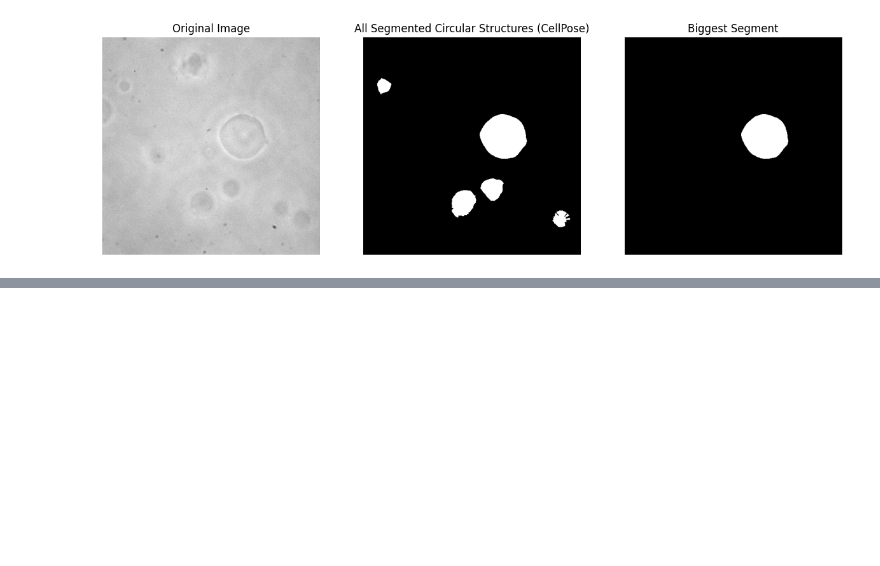
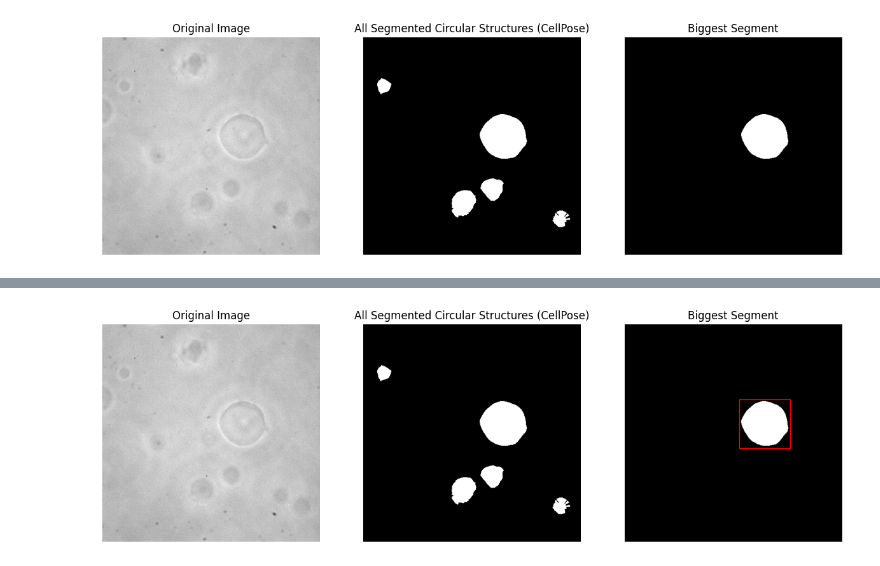
Before and after one commit to LocrianBird/GPMV-processor, a Jupyter notebook: Preprocessor.ipynb, the cells around one changed output, grey strips where cells are left out. Drawn from its saved outputs; the diff is of its cells as text; code cells hidden in the pictures; blank space fills up the shorter version.

Commit message:
Bounding rectangular area added

```diff
--- a/Preprocessor.ipynb
+++ b/Preprocessor.ipynb
@@ -291,0 +102,80 @@ Radius of the biggest detected membrane: 55.901798248291016
+# %%
+import cv2
+from cellpose import models
+import numpy as np
+import matplotlib.pyplot as plt
+
+image_path = 'C:/Users/mkana/Desktop/GPMV/GPMV_new/SingleTiffs/1.tif'
+image = cv2.imread(image_path, cv2.IMREAD_UNCHANGED)
+
+# Contrast stretching
+def contrast_stretching(image):
+    min_val = np.min(image)
+    max_val = np.max(image)
+    stretched_image = ((image - min_val) / (max_val - min_val)) * 255
+    return stretched_image.astype(np.uint8)
+
+# Initialize CellPose model
+model = models.Cellpose(gpu=True, model_type='cyto')
+
+# Segment membranes
+masks, flows, styles, diams = model.eval(image, diameter=None, channels=[0, 0])
+
+# Convert masks to uint16 format
+masks_uint16 = masks.astype(np.uint16) * 65535
+
+max_radius = 0
+max_contour = None
+
+contours, _ = cv2.findContours(masks.astype(np.uint8), cv2.RETR_EXTERNAL, cv2.CHAIN_APPROX_SIMPLE)
+for contour in contours:
+    (x, y), radius = cv2.minEnclosingCircle(contour)
+    if radius > max_radius:
+        max_radius = radius
+        max_contour = contour
+
+print("Radius of the biggest detected membrane:", max_radius)
+
+# Calculate the centroid of the biggest contour
+M = cv2.moments(max_contour)
+center_x = int(M["m10"] / M["m00"])
+center_y = int(M["m01"] / M["m00"])
+
+print("Center coordinates of the biggest membrane:", center_x, center_y)
+
+# Extract the segmented area of the biggest contour
+biggest_segment_mask = np.zeros_like(image)
+cv2.drawContours(biggest_segment_mask, [max_contour], -1, (255, 255, 255), thickness=cv2.FILLED)
+
+# Find bounding rectangle around the biggest segment
+x, y, w, h = cv2.boundingRect(max_contour)
+# Add 10 pixels to each side of the bounding rectangle
+x -= 5
+y -= 5
+w += 10
+h += 10
+print("Bounding rectangle coordinates (with 5 pixels added to each side):", x, y, x + w, y + h)
+
+# Display the segmented membranes
+plt.figure(figsize=(15, 5))
+
+plt.subplot(1, 3, 1)
+plt.imshow(image, cmap='gray')
+plt.title('Original Image')
+plt.axis('off')
+
+plt.subplot(1, 3, 2)
+plt.imshow(masks_uint16, cmap='gray')
+plt.title('All Segmented Circular Structures (CellPose)')
+plt.axis('off')
+
+plt.subplot(1, 3, 3)
+plt.imshow(biggest_segment_mask, cmap='gray')
+plt.title('Biggest Segment')
+plt.axis('off')
+
+# Draw bounding rectangle on the image with 10 pixels added to each side
+plt.gca().add_patch(plt.Rectangle((x, y), w, h, linewidth=1, edgecolor='r', facecolor='none'))
+
+plt.show()
+# %% [output]
@@ -291,0 +185 @@ Radius of the biggest detected membrane: 55.901798248291016
+[figure, added]
```
Also changed, not shown: parts of 9 cells of this notebook.
